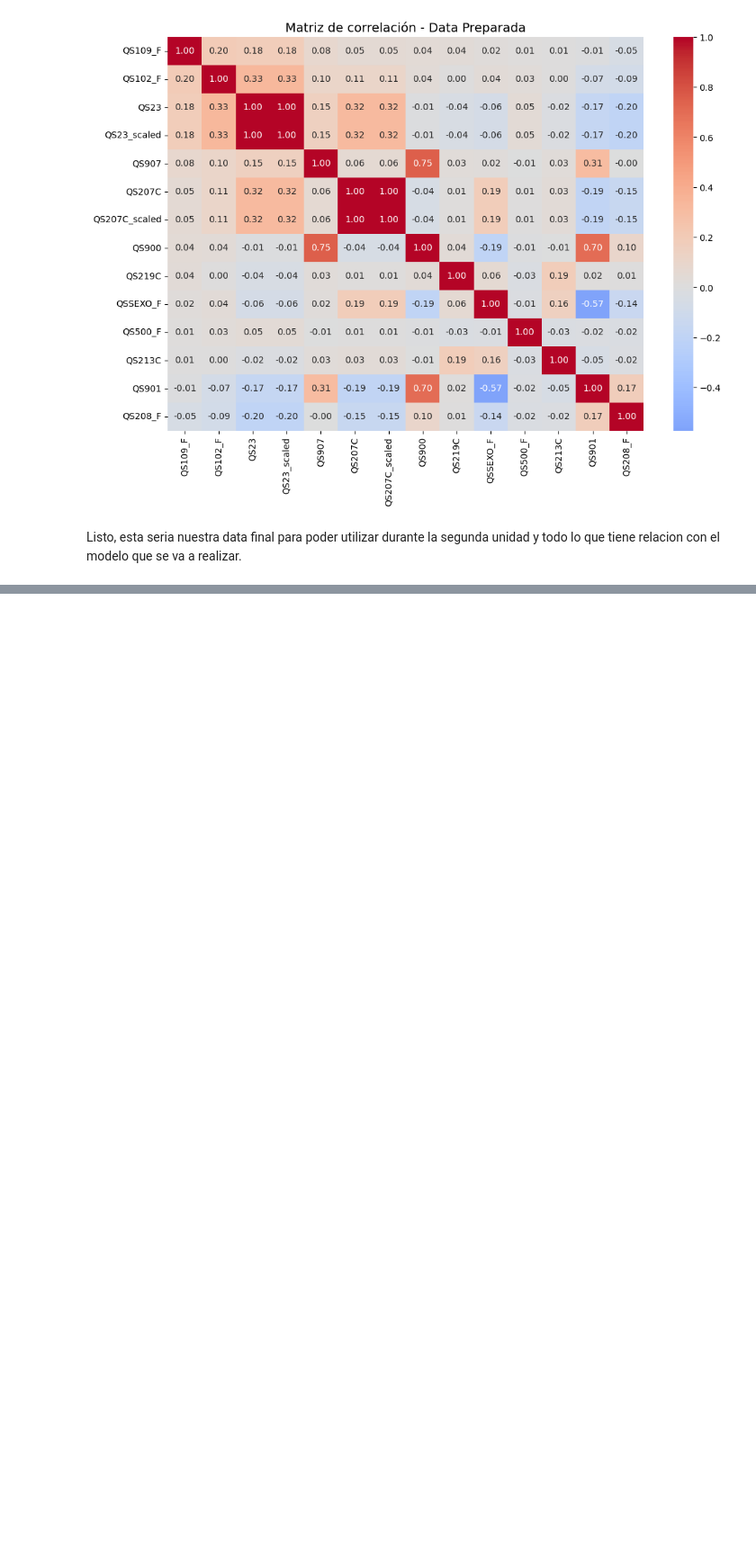
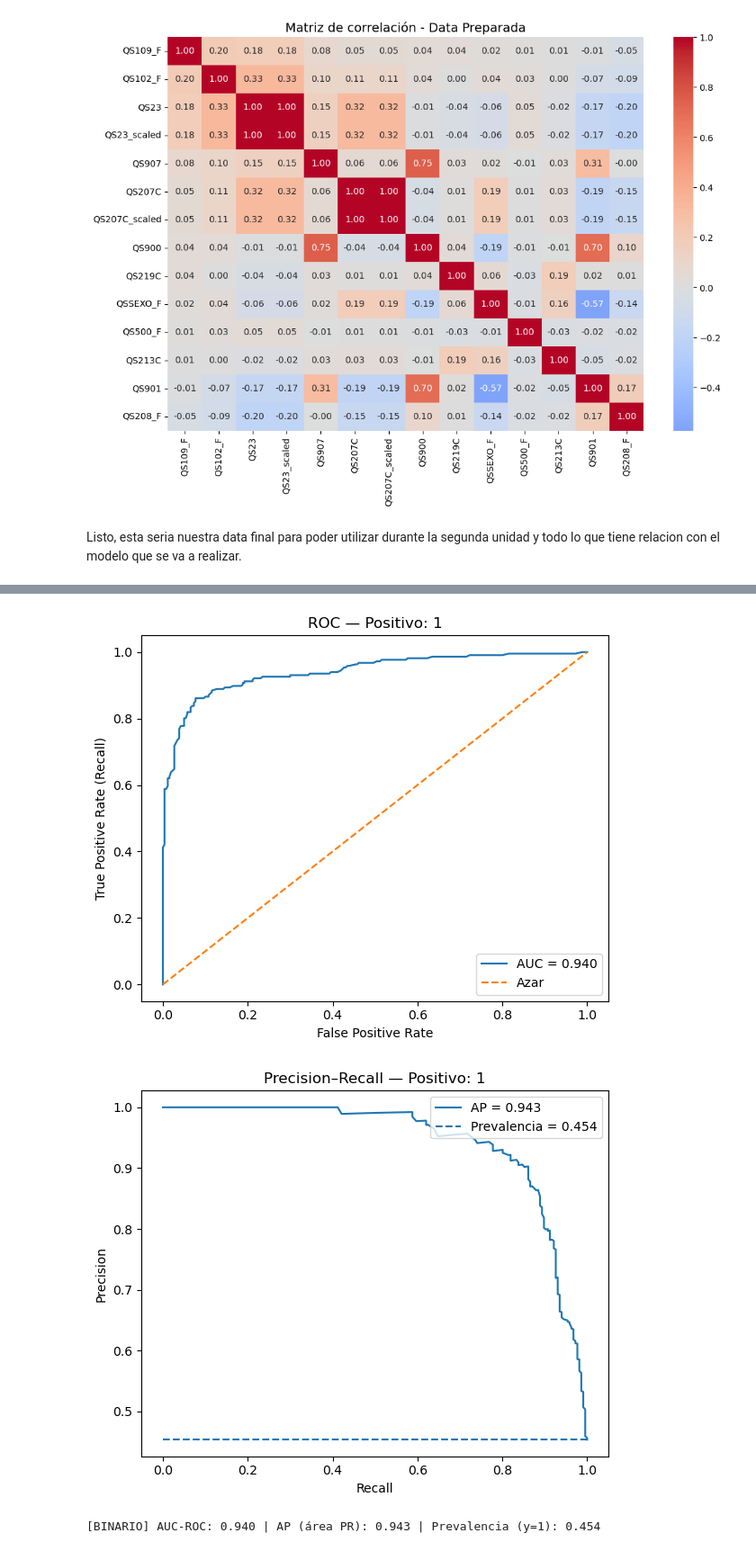
Before and after one commit to PieroLan/proyecto-data-mineria, a Jupyter notebook: notebooks/proyecto-grupal/procesamiento_data_diabetes.ipynb, the cells around one changed output, grey strips where cells are left out. Shown at 90% size. Saved outputs shown, nothing was run; the diff lists cells and outputs as text; code cells hidden in the pictures; blank space fills up the shorter version.

```diff
--- a/notebooks/proyecto-grupal/procesamiento_data_diabetes.ipynb
+++ b/notebooks/proyecto-grupal/procesamiento_data_diabetes.ipynb
@@ -1277,0 +1461,65 @@ Listo, esta seria nuestra data final para poder utilizar durante la segunda unid
+# %%
+# ==========================
+# ROC y PR para binario (QS109_F: 0/1) + búsqueda de umbral
+# ==========================
+import numpy as np
+import matplotlib.pyplot as plt
+from sklearn.metrics import (
+    roc_curve, auc, roc_auc_score,
+    precision_recall_curve, average_precision_score,
+    classification_report, confusion_matrix
+)
+
+# 1) Puntajes (probabilidades) del pipeline ya entrenado
+model = pipe.named_steps["model"]
+if hasattr(model, "predict_proba"):
+    y_score = pipe.predict_proba(X_test)[:, 1]  # probabilidad de clase positiva (1)
+elif hasattr(model, "decision_function"):
+    scores = pipe.decision_function(X_test)
+    # Escalar a [0,1] si deseas, pero para métricas no es obligatorio:
+    # y_score = 1 / (1 + np.exp(-scores))
+    y_score = scores
+else:
+    raise ValueError("El modelo no expone predict_proba ni decision_function.")
+
+# Asegurar que y_test sea array (por si viene como Series categórica)
+y_true = np.asarray(y_test)
+
+# ==========================
+# ROC
+# ==========================
+fpr, tpr, _ = roc_curve(y_true, y_score, pos_label=1)
+roc_auc = auc(fpr, tpr)
+
+plt.figure(figsize=(6, 5))
+plt.plot(fpr, tpr, label=f"AUC = {roc_auc:.3f}")
+plt.plot([0, 1], [0, 1], "--", label="Azar")
+plt.xlabel("False Positive Rate")
+plt.ylabel("True Positive Rate (Recall)")
+plt.title("ROC — Positivo: 1")
+plt.legend(loc="lower right")
+plt.tight_layout()
+plt.show()
+
+# ==========================
+# Precision–Recall
+# ==========================
+precision, recall, thresholds_pr = precision_recall_curve(y_true, y_score, pos_label=1)
+ap = average_precision_score(y_true, y_score, pos_label=1)
+prevalence = y_true.mean()
+
+plt.figure(figsize=(6, 5))
+plt.plot(recall, precision, label=f"AP = {ap:.3f}")
+plt.hlines(prevalence, 0, 1, linestyles="--", label=f"Prevalencia = {prevalence:.3f}")
+plt.xlabel("Recall")
+plt.ylabel("Precision")
+plt.title("Precision–Recall — Positivo: 1")
+plt.legend(loc="upper right")
+plt.tight_layout()
+plt.show()
+
+print(f"[BINARIO] AUC-ROC: {roc_auc:.3f} | AP (área PR): {ap:.3f} | Prevalencia (y=1): {prevalence:.3f}")
+# %% [output]
+[figure, added]
+[figure, added]
+[BINARIO] AUC-ROC: 0.940 | AP (área PR): 0.943 | Prevalencia (y=1): 0.454
```
Also changed, not shown: parts of 6 cells of this notebook, 10 other files.
